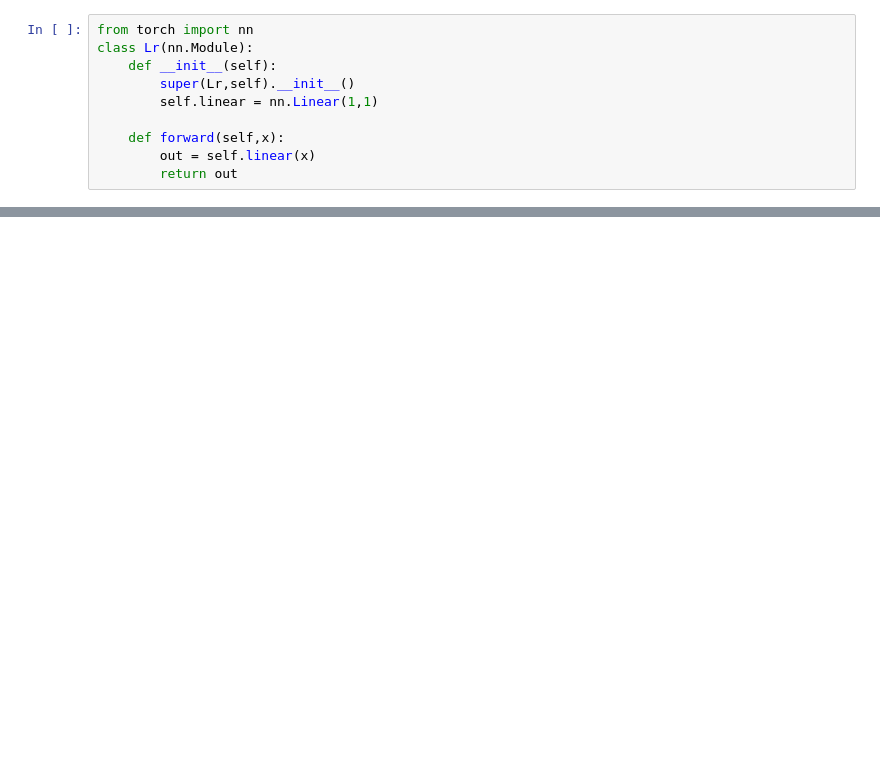
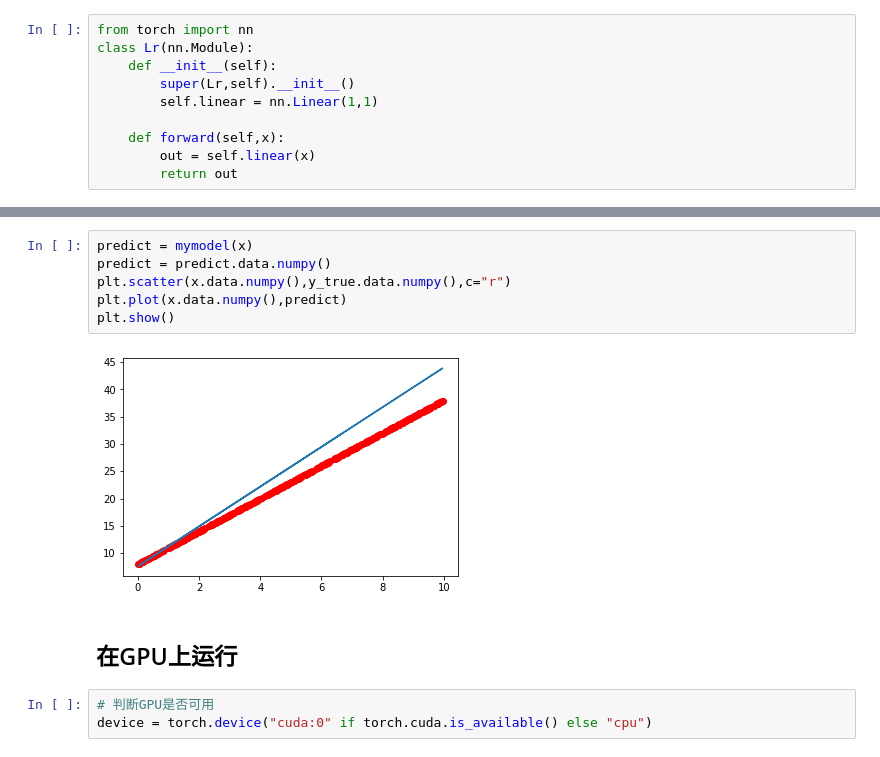
Before and after one commit to deameW/AI-Algrithms-Implemented-by-PyTorch, a Jupyter notebook: PyTorch学习-梯度下降和反向传播.ipynb, the cells around one changed output, grey strips where cells are left out. Cells and saved outputs as stored; diff of their text form; blank space fills up the shorter version.

```diff
--- a/PyTorch学习-梯度下降和反向传播.ipynb
+++ b/PyTorch学习-梯度下降和反向传播.ipynb
@@ -208,0 +204,13 @@ plt.scatter(x.data.numpy)
+# %%
+predict = mymodel(x)
+predict = predict.data.numpy()
+plt.scatter(x.data.numpy(),y_true.data.numpy(),c="r")
+plt.plot(x.data.numpy(),predict)
+plt.show()
+# %% [output]
+[figure, added]
+# %% [markdown]
+## 在GPU上运行
+# %%
+# 判断GPU是否可用
+device = torch.device("cuda:0" if torch.cuda.is_available() else "cpu")
```
Also changed, not shown: parts of 23 cells of this notebook.
